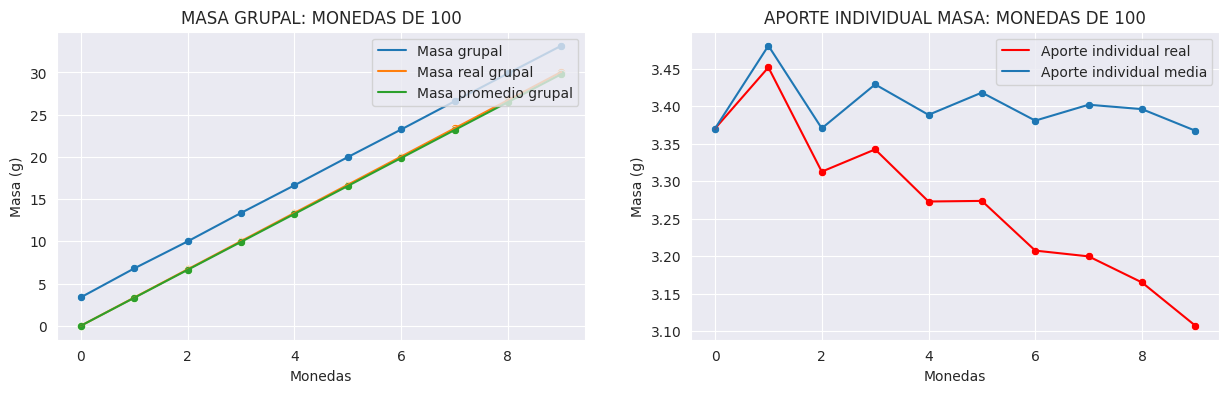
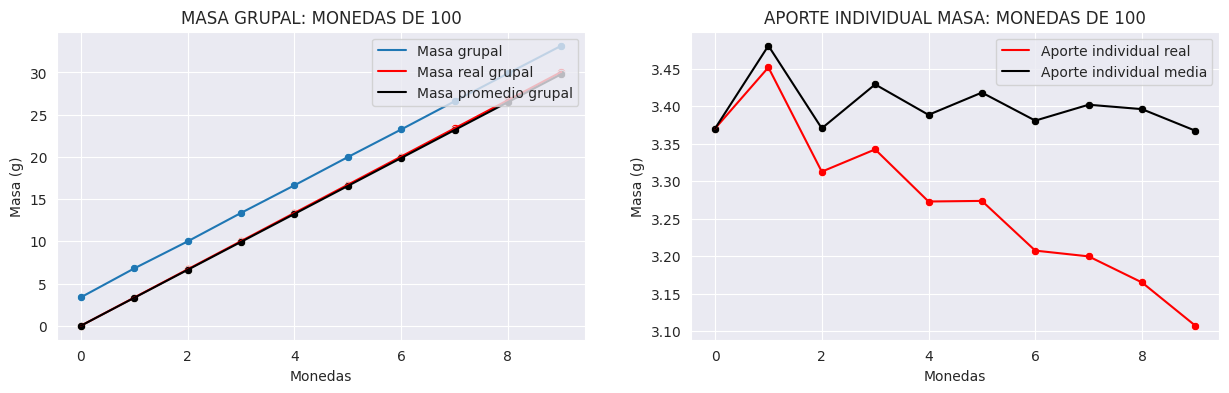
The change to this notebook cell's code, shown as a diff; its figure went from the first image to the second:
--- before
+++ after
@@ -10,15 +10,15 @@
 sns.scatterplot(x=df_masa_monedas_grupo.index,
                 y=[masa_real_moneda_100*i for i in df_masa_monedas_grupo.index],
-                data=df_masa_monedas_grupo, ax=ax[0])
+                data=df_masa_monedas_grupo, color="red", ax=ax[0])
 sns.lineplot(x=df_masa_monedas_grupo.index,
              y=[masa_real_moneda_100*i for i in df_masa_monedas_grupo.index],
-             data=df_masa_monedas_grupo, ax=ax[0], label="Masa real grupal")
+             data=df_masa_monedas_grupo, color="red", ax=ax[0], label="Masa real grupal")
 
 sns.scatterplot(x=df_masa_monedas_grupo.index,
                 y=[masa_promedio_moneda_100*i for i in df_masa_monedas_grupo.index],
-                data=df_masa_monedas_grupo, ax=ax[0])
+                data=df_masa_monedas_grupo, color="black", ax=ax[0])
 sns.lineplot(x=df_masa_monedas_grupo.index,
              y=[masa_promedio_moneda_100*i for i in df_masa_monedas_grupo.index],
-             data=df_masa_monedas_grupo, ax=ax[0], label="Masa promedio grupal")
+             data=df_masa_monedas_grupo, color="black", ax=ax[0], label="Masa promedio grupal")
 
 ax[0].set_title("MASA GRUPAL: MONEDAS DE 100")
@@ -42,6 +42,6 @@
                                     ]
 
-sns.scatterplot(x=df_masa_monedas_grupo.index, y = aporte_individual_media_moneda_100, ax=ax[1])
-sns.lineplot(x=df_masa_monedas_grupo.index, y = aporte_individual_media_moneda_100, ax=ax[1], label="Aporte individual media")
+sns.scatterplot(x=df_masa_monedas_grupo.index, y = aporte_individual_media_moneda_100, color="black", ax=ax[1])
+sns.lineplot(x=df_masa_monedas_grupo.index, y = aporte_individual_media_moneda_100, color="black", ax=ax[1], label="Aporte individual media")
 
 ax[1].set_title("APORTE INDIVIDUAL MASA: MONEDAS DE 100")

Commit: Colores media y masa real.